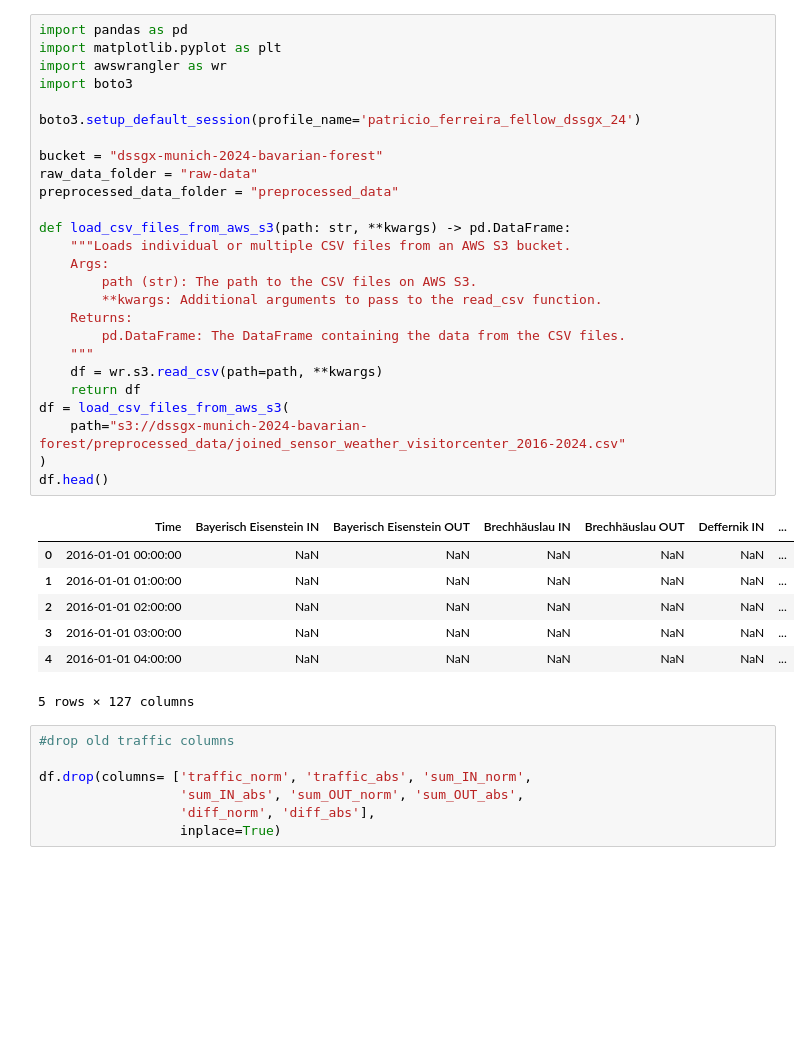
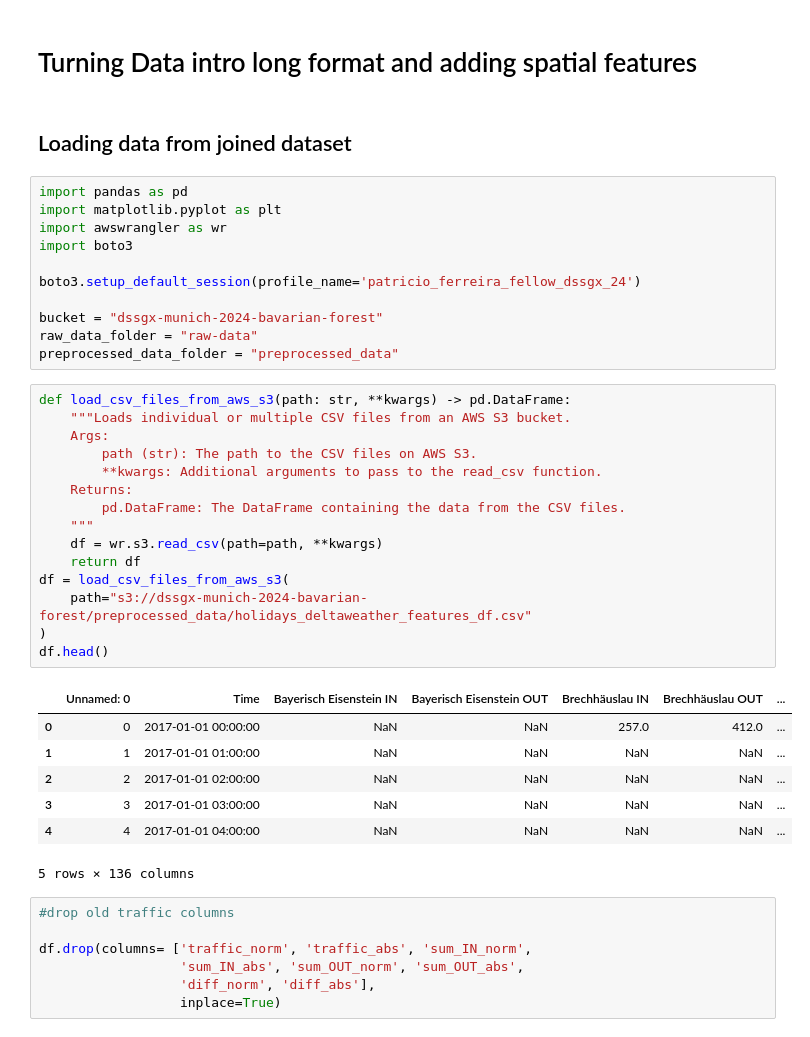
Before and after one commit to m-mango/bavarian-forest-visitor-monitoring-dssgx-24, a Jupyter notebook: long_format_data.ipynb, the cells around one changed output. Saved outputs shown, nothing was run; the diff lists cells and outputs as text; blank space fills up the shorter version.

```diff
--- a/long_format_data.ipynb
+++ b/long_format_data.ipynb
@@ -1,37 +1,41 @@
+# %% [markdown]
+# Turning Data intro long format and adding spatial features
+# %% [markdown]
+## Loading data from joined dataset
+# %%
+import pandas as pd
+import matplotlib.pyplot as plt
+import awswrangler as wr
+import boto3
+
+boto3.setup_default_session(profile_name='patricio_ferreira_fellow_dssgx_24')
+
+bucket = "dssgx-munich-2024-bavarian-forest"
+raw_data_folder = "raw-data"
+preprocessed_data_folder = "preprocessed_data"
 # %%
-import pandas as pd
-import matplotlib.pyplot as plt
-import awswrangler as wr
-import boto3
-
-boto3.setup_default_session(profile_name='patricio_ferreira_fellow_dssgx_24')
-
-bucket = "dssgx-munich-2024-bavarian-forest"
-raw_data_folder = "raw-data"
-preprocessed_data_folder = "preprocessed_data"
-
 def load_csv_files_from_aws_s3(path: str, **kwargs) -> pd.DataFrame:
     """Loads individual or multiple CSV files from an AWS S3 bucket.
     Args:
         path (str): The path to the CSV files on AWS S3.
         **kwargs: Additional arguments to pass to the read_csv function.
     Returns:
         pd.DataFrame: The DataFrame containing the data from the CSV files.
     """
     df = wr.s3.read_csv(path=path, **kwargs)
     return df
 df = load_csv_files_from_aws_s3(
-    path="s3://dssgx-munich-2024-bavarian-forest/preprocessed_data/joined_sensor_weather_visitorcenter_2016-2024.csv"
+    path="s3://dssgx-munich-2024-bavarian-forest/preprocessed_data/holidays_deltaweather_features_df.csv"
 )
 df.head()
 # %% [output]
-|  | Time | Bayerisch Eisenstein IN | Bayerisch Eisenstein OUT | Brechhäuslau IN | Brechhäuslau OUT | Deffernik IN | ... |
-| 0 | 2016-01-01 00:00:00 | NaN | NaN | NaN | NaN | NaN | ... |
-| 1 | 2016-01-01 01:00:00 | NaN | NaN | NaN | NaN | NaN | ... |
-| 2 | 2016-01-01 02:00:00 | NaN | NaN | NaN | NaN | NaN | ... |
-| 3 | 2016-01-01 03:00:00 | NaN | NaN | NaN | NaN | NaN | ... |
-| 4 | 2016-01-01 04:00:00 | NaN | NaN | NaN | NaN | NaN | ... |
+|  | Unnamed: 0 | Time | Bayerisch Eisenstein IN | Bayerisch Eisenstein OUT | Brechhäuslau IN | Brechhäuslau OUT | ... |
+| 0 | 0 | 2017-01-01 00:00:00 | NaN | NaN | 257.0 | 412.0 | ... |
+| 1 | 1 | 2017-01-01 01:00:00 | NaN | NaN | NaN | NaN | ... |
+| 2 | 2 | 2017-01-01 02:00:00 | NaN | NaN | NaN | NaN | ... |
+| 3 | 3 | 2017-01-01 03:00:00 | NaN | NaN | NaN | NaN | ... |
+| 4 | 4 | 2017-01-01 04:00:00 | NaN | NaN | NaN | NaN | ... |
-5 rows × 127 columns
+5 rows × 136 columns
 # %%
 #drop old traffic columns
 
```
Also changed, not shown: parts of 22 cells of this notebook, 2 other files.
